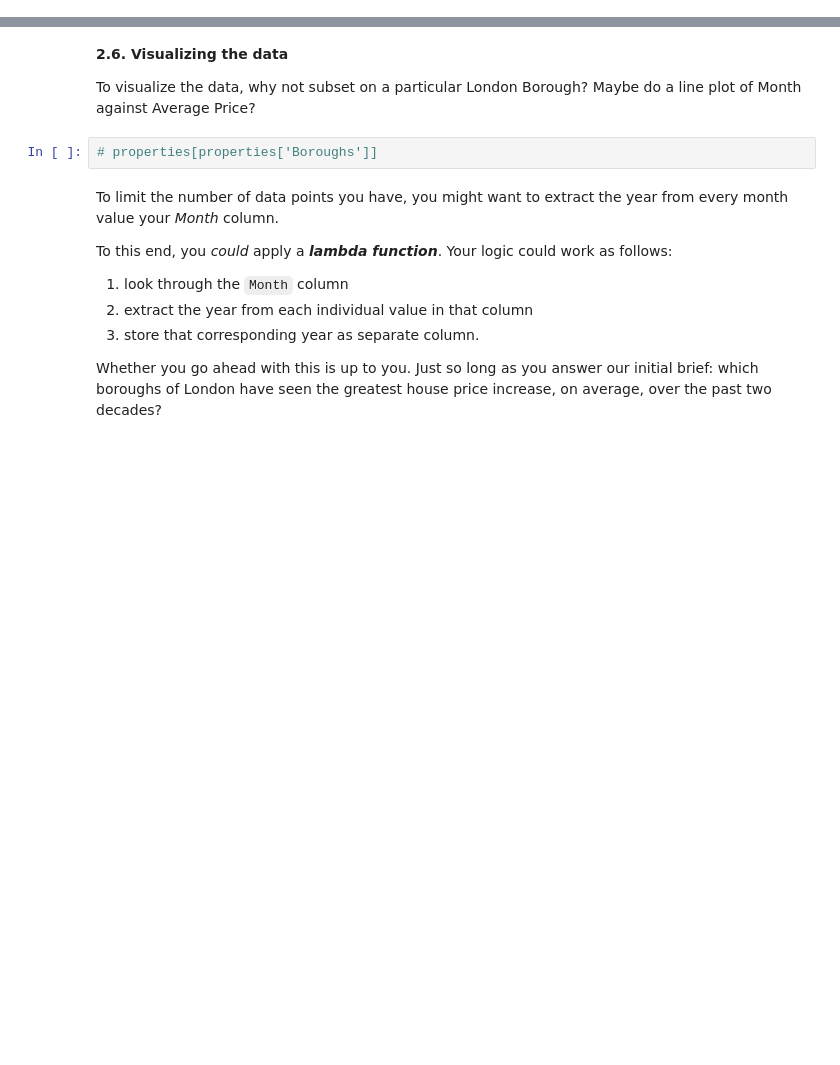
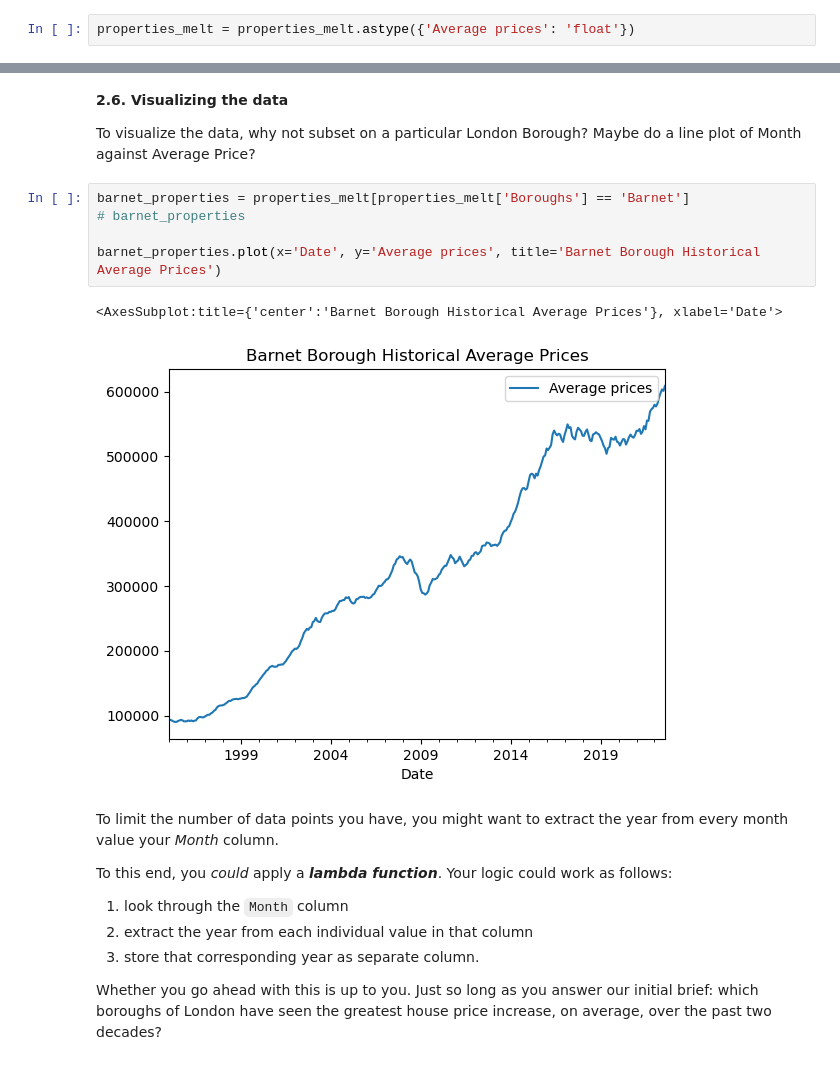
Before and after one commit to tslaFDs/Springboard, a Jupyter notebook: London Project_Unit 4 Challenge - Tier 3.ipynb, the cells around one changed output, grey strips where cells are left out. Drawn from its saved outputs; the diff is of its cells as text; blank space fills up the shorter version.

```diff
--- a/London Project_Unit 4 Challenge - Tier 3.ipynb
+++ b/London Project_Unit 4 Challenge - Tier 3.ipynb
@@ -268,0 +243,2 @@ properties.info
+# %%
+properties_melt = properties_melt.astype({'Average prices': 'float'})
@@ -278,8 +278,14 @@ Check out the contents of the London Borough column, and if you find null values
 **2.6. Visualizing the data**
 
 To visualize the data, why not subset on a particular London Borough? Maybe do a line plot of Month against Average Price?
-# %%
-# properties[properties['Boroughs']]
+# %%
+barnet_properties = properties_melt[properties_melt['Boroughs'] == 'Barnet']
+# barnet_properties
+
+barnet_properties.plot(x='Date', y='Average prices', title='Barnet Borough Historical Average Prices')
+# %% [output]
+<AxesSubplot:title={'center':'Barnet Borough Historical Average Prices'}, xlabel='Date'>
+[figure, added]
 # %% [markdown]
 To limit the number of data points you have, you might want to extract the year from every month value your *Month* column.
 
```
Also changed, not shown: parts of 5 cells of this notebook.
